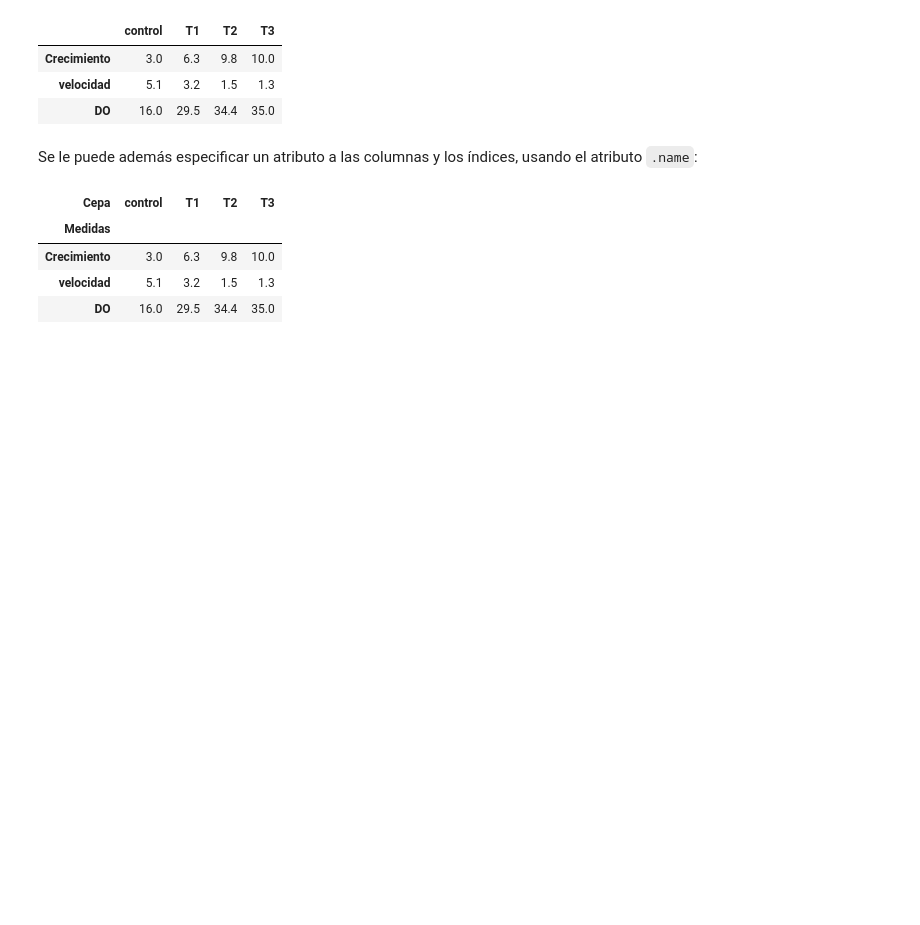
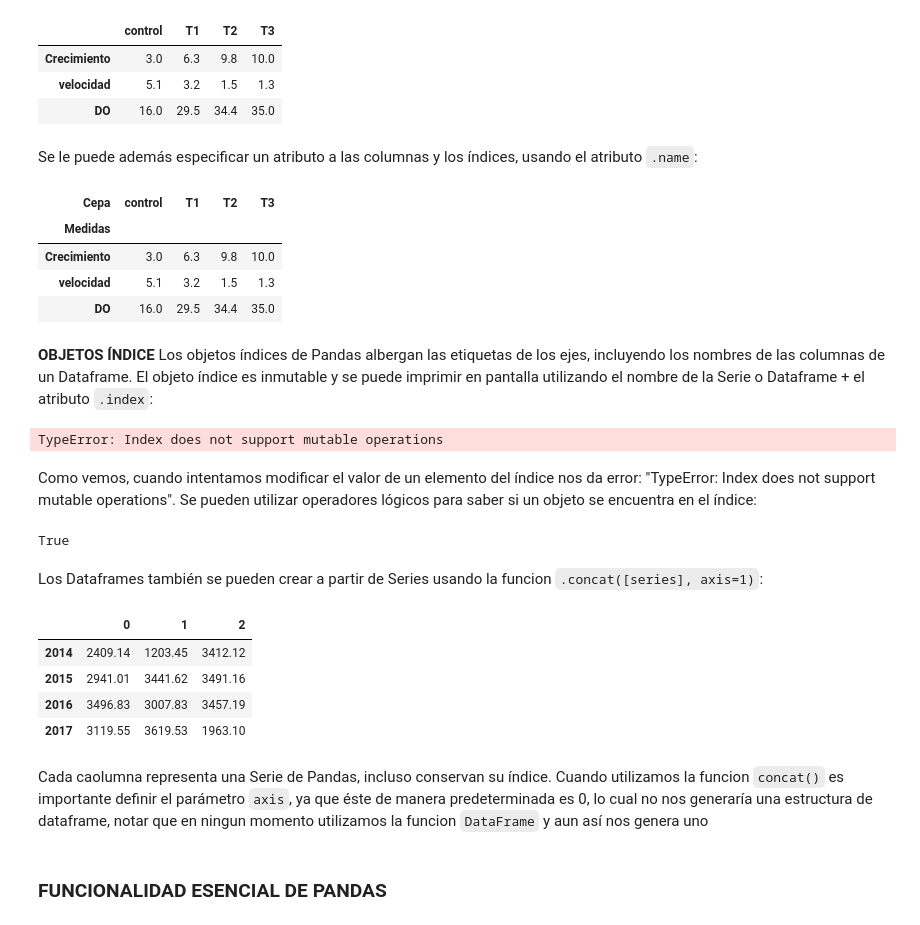
Before and after one commit to JuliBayarri/ResPythonData, a Jupyter notebook: FundPandas.ipynb, the cells around one changed output. Cells and saved outputs as stored; diff of their text form; code cells hidden in the pictures; blank space fills up the shorter version.

```diff
--- a/FundPandas.ipynb
+++ b/FundPandas.ipynb
@@ -365,3 +487,40 @@ frame4
 | Crecimiento | 3.0 | 6.3 | 9.8 | 10.0 |
 | velocidad | 5.1 | 3.2 | 1.5 | 1.3 |
 | DO | 16.0 | 29.5 | 34.4 | 35.0 |
+# %% [markdown]
+**OBJETOS ÍNDICE** Los objetos índices de Pandas albergan las etiquetas de los ejes, incluyendo los nombres de las columnas de un Dataframe. El objeto índice es inmutable y se puede imprimir en pantalla utilizando el nombre de la Serie o Dataframe + el atributo ``.index``:
+# %%
+frame4.index
+obj_index = frame4.index
+obj_index
+obj_index[1] = "IF"
+# %% [output]
+TypeError: Index does not support mutable operations
+# %% [markdown]
+Como vemos, cuando intentamos modificar el valor de un elemento del índice nos da error: "TypeError: Index does not support mutable operations".
+Se pueden utilizar operadores lógicos para saber si un objeto se encuentra en el índice:
+# %%
+"Crecimiento" in frame4.index
+# %% [output]
+True
+# %% [markdown]
+Los Dataframes también se pueden crear a partir de Series usando la funcion ``.concat([series], axis=1)``:
+# %%
+years = range(2014, 2018)
+
+shop1 = pd.Series([2409.14, 2941.01, 3496.83, 3119.55], index=years)
+shop2 = pd.Series([1203.45, 3441.62, 3007.83, 3619.53], index=years)
+shop3 = pd.Series([3412.12, 3491.16, 3457.19, 1963.10], index=years)
+
+shops_df = pd.concat([shop1, shop2, shop3], axis=1)
+shops_df
+# %% [output]
+|  | 0 | 1 | 2 |
+| 2014 | 2409.14 | 1203.45 | 3412.12 |
+| 2015 | 2941.01 | 3441.62 | 3491.16 |
+| 2016 | 3496.83 | 3007.83 | 3457.19 |
+| 2017 | 3119.55 | 3619.53 | 1963.10 |
+# %% [markdown]
+Cada caolumna representa una Serie de Pandas, incluso conservan su índice. Cuando utilizamos la funcion ``concat()`` es importante definir el parámetro ``axis``, ya que éste de manera predeterminada es 0, lo cual no nos generaría una estructura de dataframe, notar que en ningun momento utilizamos la funcion ``DataFrame`` y aun así nos genera uno
+# %% [markdown]
+### **FUNCIONALIDAD ESENCIAL DE PANDAS**
```
Also changed, not shown: parts of 21 cells of this notebook.
